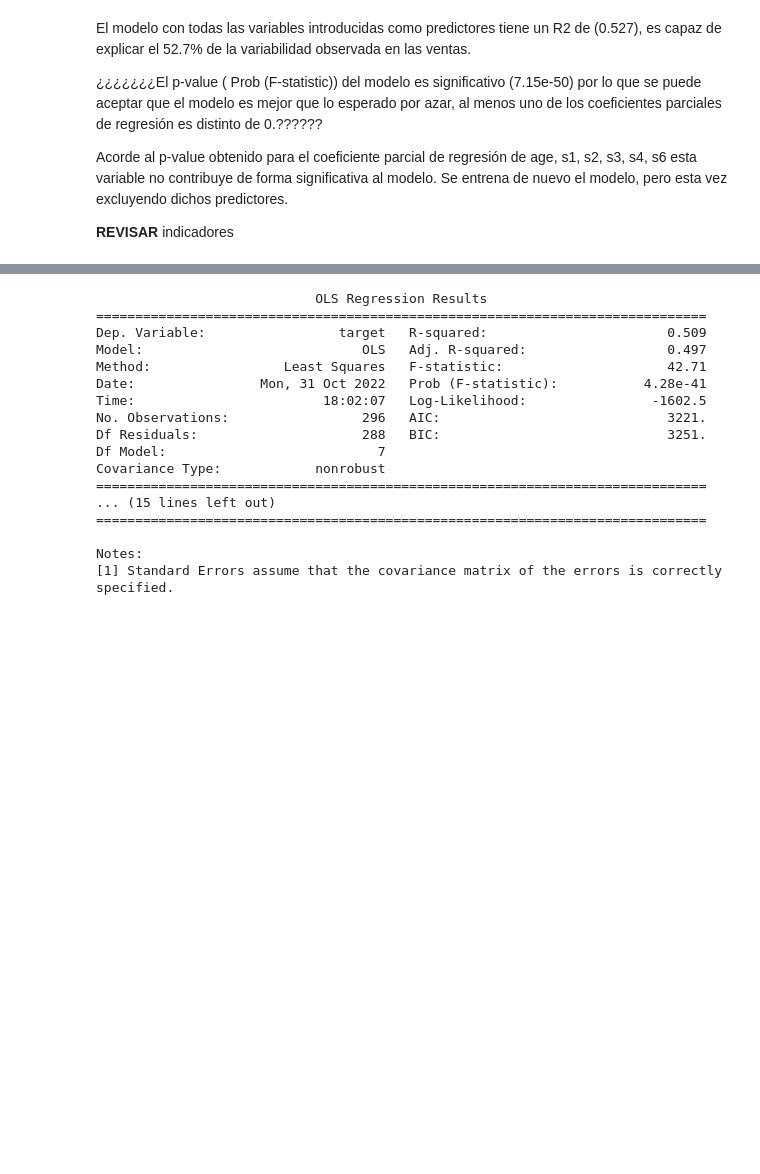
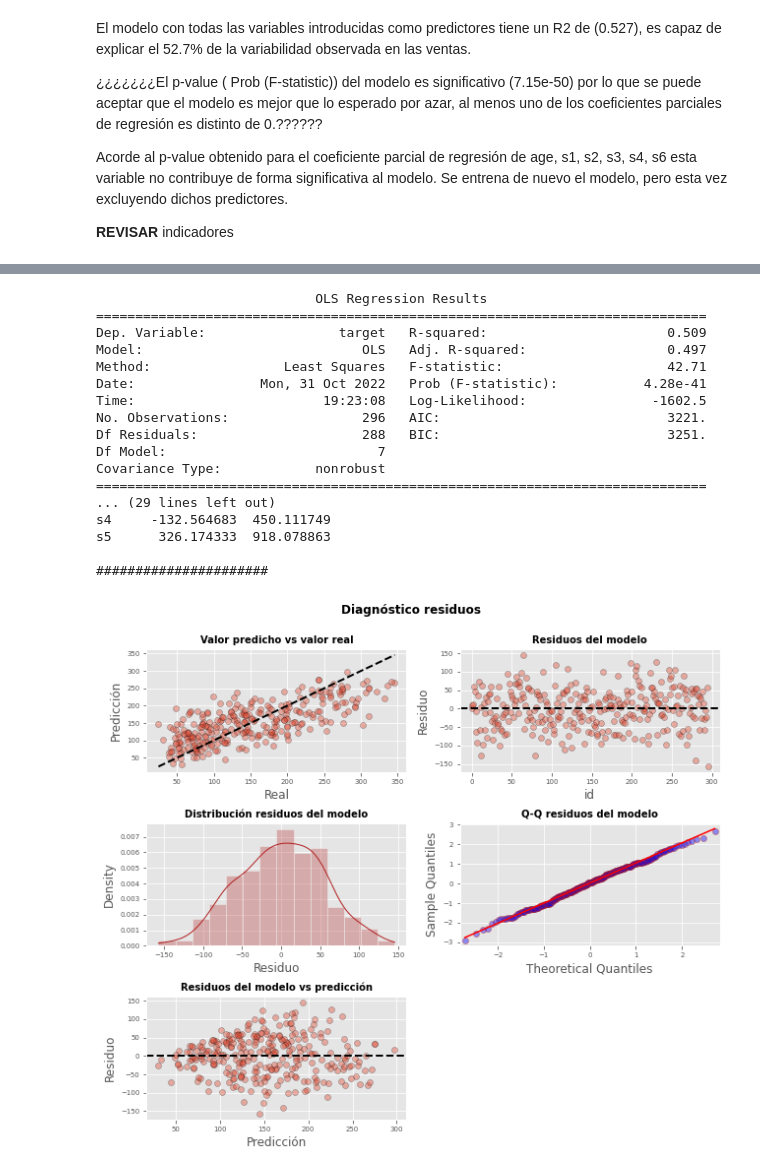
Before and after one commit to octagomez/Practico_191022, a Jupyter notebook: Examen V1.ipynb, the cells around one changed output, grey strips where cells are left out. Cells and saved outputs as stored; diff of their text form; code cells hidden in the pictures; blank space fills up the shorter version.

```diff
--- a/Examen V1.ipynb
+++ b/Examen V1.ipynb
@@ -274,27 +392,43 @@ Notes:
 # %%
 # EVALUANDO QUITANDO LAS COLUMNAS DE MENOR PESO
 # A la matriz de predictores se le tiene que añadir una columna de 1s para el intercept del modelo
 X_train_3 = X_train.drop(columns=['age','s3','s6'])
-X_test_2 = X_test.drop(columns=['age','s3','s6'])
+X_test_3 = X_test.drop(columns=['age','s3','s6'])
 X_train_3 = sm.add_constant(X_train_3, prepend=True)
 modelo_clear_2 = sm.OLS(endog=y_train, exog=X_train_3,)
 modelo_clear_2 = modelo_clear_2.fit()
 print(modelo_clear_2.summary())
+
+# Intervalos de confianza para los coeficientes del modelo
+# ==============================================================================
+intervalos_ci = modelo_clear_2.conf_int(alpha=0.05)
+intervalos_ci.columns = ['2.5%', '97.5%']
+print("\n" + "INTERVALO DE CONFIANZA" +"\n")
+print(intervalos_ci)
+print("\n" + "######################" +"\n")
+
+# Diagnostico de Errores
+# ==============================================================================
+y_train_flatten = y_train.values.flatten()
+prediccion_train = modelo_clear_2.predict(exog = X_train_3)
+residuos_train   = prediccion_train - y_train_flatten
+diagnostic_garbages(y_train_flatten, prediccion_train,residuos_train)
 # %% [output]
                             OLS Regression Results
 ==============================================================================
 Dep. Variable:                 target   R-squared:                       0.509
 Model:                            OLS   Adj. R-squared:                  0.497
 Method:                 Least Squares   F-statistic:                     42.71
 Date:                Mon, 31 Oct 2022   Prob (F-statistic):           4.28e-41
-Time:                        18:02:07   Log-Likelihood:                -1602.5
+Time:                        19:23:08   Log-Likelihood:                -1602.5
 No. Observations:                 296   AIC:                             3221.
 Df Residuals:                     288   BIC:                             3251.
 Df Model:                           7
 Covariance Type:            nonrobust
 ==============================================================================
-... (15 lines left out)
-==============================================================================
+... (29 lines left out)
+s4     -132.564683  450.111749
+s5      326.174333  918.078863
 
-Notes:
-[1] Standard Errors assume that the covariance matrix of the errors is correctly specified.
+######################
+[figure, added]
```
Also changed, not shown: parts of 15 cells of this notebook.
